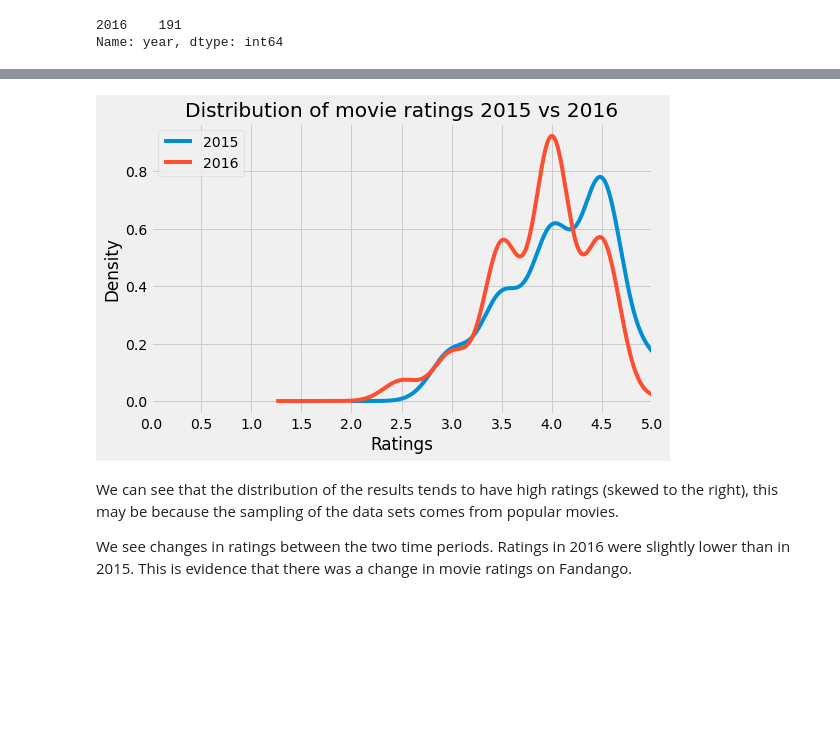
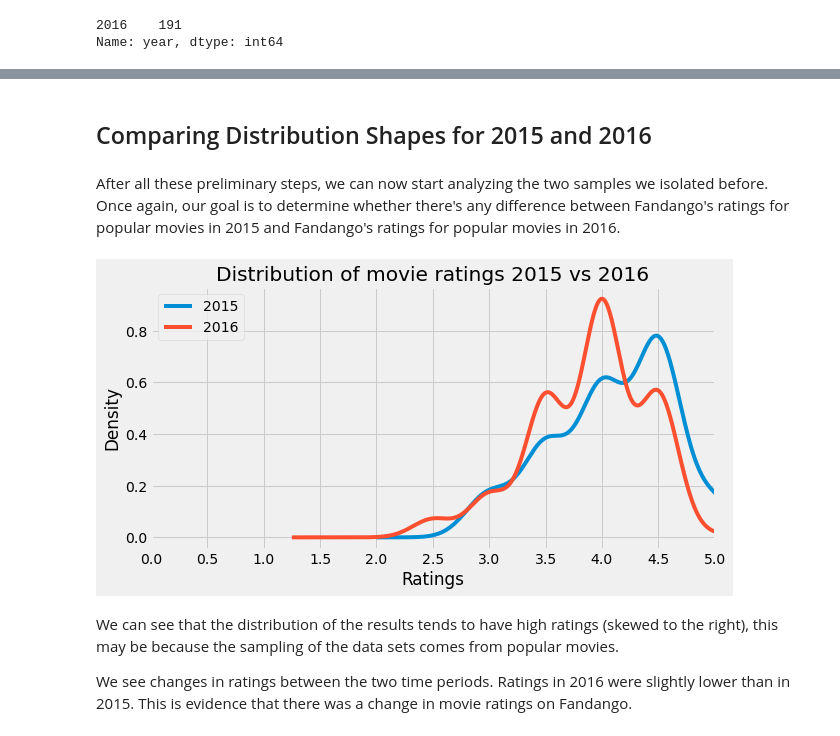
Before and after one commit to aguirredaniel/dataquest-projects, a Jupyter notebook: Investigating-fandango-movie-ratings/basic.ipynb, the cells around one changed output, grey strips where cells are left out. Saved outputs shown, nothing was run; the diff lists cells and outputs as text; code cells hidden in the pictures; blank space fills up the shorter version.

Commit message:
6. Comparing Relative Frequencies

```diff
--- a/Investigating-fandango-movie-ratings/basic.ipynb
+++ b/Investigating-fandango-movie-ratings/basic.ipynb
@@ -97,15 +89,4 @@ import numpy as np
-# %%
-plt.style.use('fivethirtyeight')
-plt.title('Distribution of movie ratings 2015 vs 2016')
-plt.xlabel('Ratings')
-plt.xlim(0, 5)
-plt.xticks(np.arange(0,5.5,0.5))
-fandango_2015['Fandango_Stars'].plot.kde(label = '2015', legend = True,figsize = (8,5))
-fandango_2016['fandango'].plot.kde(label = '2016', legend = True)
-plt.show()
-# %% [output]
-[figure, removed]
-# %% [markdown]
-We can see that the distribution of the results tends to have high ratings (skewed to the right), this may be because the sampling of the data sets comes from popular movies.
-
-We see changes in ratings between the two time periods. Ratings in 2016 were slightly lower than in 2015. This is evidence that there was a change in movie ratings on Fandango.
+# %% [markdown]
+## Comparing Distribution Shapes for 2015 and 2016
+# %% [markdown]
+After all these preliminary steps, we can now start analyzing the two samples we isolated before. Once again, our goal is to determine whether there's any difference between Fandango's ratings for popular movies in 2015 and Fandango's ratings for popular movies in 2016.
@@ -111,0 +97,15 @@ We see changes in ratings between the two time periods. Ratings in 2016 were sli
+# %%
+plt.style.use('fivethirtyeight')
+plt.title('Distribution of movie ratings 2015 vs 2016')
+plt.xlabel('Ratings')
+plt.xlim(0, 5)
+plt.xticks(np.arange(0,5.5,0.5))
+fandango_2015['Fandango_Stars'].plot.kde(label = '2015', legend = True,figsize = (9,4.5))
+fandango_2016['fandango'].plot.kde(label = '2016', legend = True)
+plt.show()
+# %% [output]
+[figure, added]
+# %% [markdown]
+We can see that the distribution of the results tends to have high ratings (skewed to the right), this may be because the sampling of the data sets comes from popular movies.
+
+We see changes in ratings between the two time periods. Ratings in 2016 were slightly lower than in 2015. This is evidence that there was a change in movie ratings on Fandango.
```
Also changed, not shown: parts of 8 cells of this notebook.
